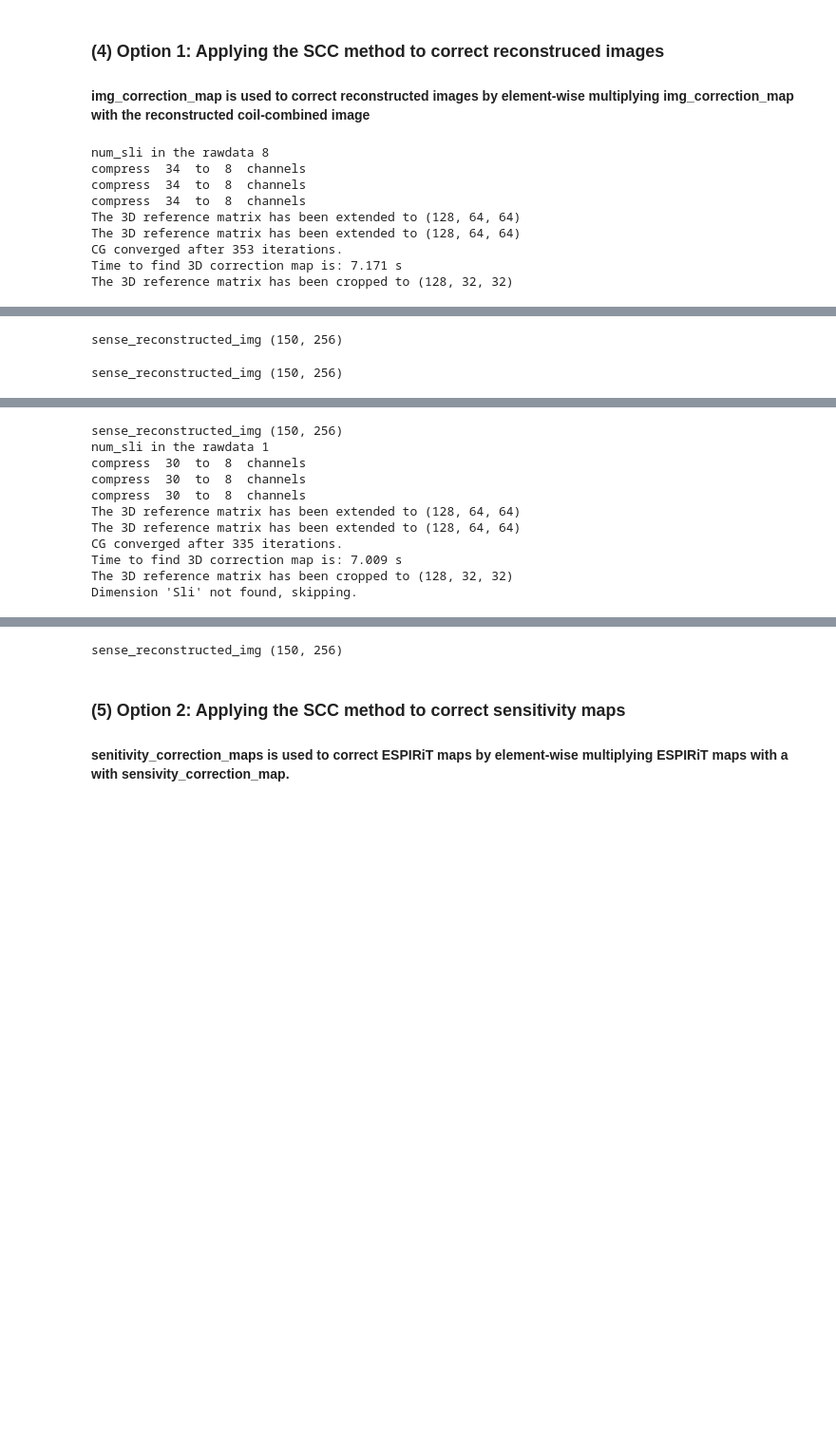
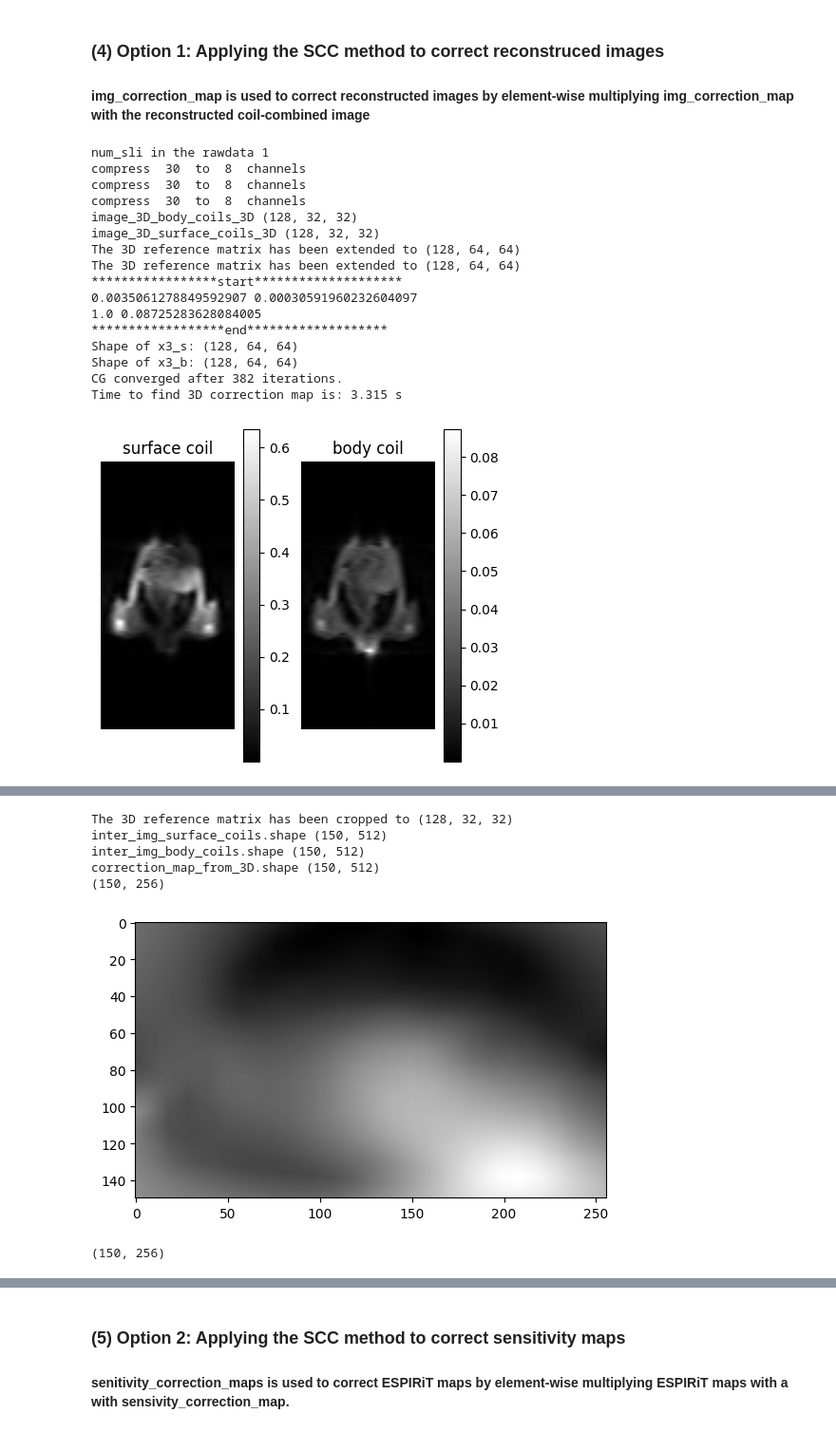
Before and after one commit to OSU-MR/SCC, a Jupyter notebook: brightness_correction_demo.ipynb, the cells around one changed output, grey strips where cells are left out. Shown at 95% size. Cells and saved outputs as stored; diff of their text form; code cells hidden in the pictures; blank space fills up the shorter version.

```diff
--- a/brightness_correction_demo.ipynb
+++ b/brightness_correction_demo.ipynb
@@ -95,19 +95,25 @@ path_input, path_output,  = target_path_generator(base_dir, input_folder, output
 # %%
 from helper_functions.preprocess import ifftnd, rms_comb,remove_RO_oversamling, compress_data_with_pca
 # %%
-auto_rotation = 'LGE' # 'Dicom' or 'LGE'
+auto_rotation = 'Dicom' # 'Dicom' or 'LGE'
 apply_correction_to_sensitivity_maps = False # True or False
 channel_keep = 8 # number of channels to keep after coil compression if you don't want to do coil compression then set this to None
 lamb = 5e-2      # regularization parameter for generating the correction maps, the larger the value the smoother the maps
+oversampling_phase_factor = 1 # Set this to 1 if you don't want to do oversampling phase correction other wise set it to 3. Other values larger than 3 may or may not work
 
 for i, data_path_filename in enumerate(path_input):
 
     twix, image_3D_body_coils, image_3D_surface_coils, data, dim_info_data, data_ref, dim_info_ref, num_sli = rawdata_reader(data_path_filename)
 
     #coil compression with PCA, you can use the u parameter to preform the same coil compression on extra data
-    data, data_ref, image_3D_surface_coils, u = compress_data_with_pca(data = data, channel_keep = channel_keep, axis_CH= dim_info_data.index('Cha'),
-                             extra_data=data_ref, extra_axis_CH=dim_info_ref.index('Cha'),
-                             extra_data2=image_3D_surface_coils, extra_axis_CH2=-1)
+    try:
+        data, data_ref, image_3D_surface_coils, u = compress_data_with_pca(data = data, channel_keep = channel_keep, axis_CH= dim_info_data.index('Cha'),
+                                extra_data=data_ref, extra_axis_CH=dim_info_ref.index('Cha'),
+                                extra_data2=image_3D_surface_coils, extra_axis_CH2=-1)
+    except:
+        #when there is no reference data
+        data, image_3D_surface_coils, u = compress_data_with_pca(data = data, channel_keep = channel_keep, axis_CH= dim_info_data.index('Cha'),
+                            extra_data=image_3D_surface_coils, extra_axis_CH=-1)
 
     #coil compression end
 
@@ -116,47 +122,66 @@ for i, data_path_filename in enumerate(path_input):
                                                                                                                     data, dim_info_data, num_sli ,
                                                                                                                     auto_rotation = auto_rotation,
                                                                                                                     lamb = lamb, tol = 1e-4, maxiter=500,
-                                                                                                                    apply_correction_to_sensitivity_maps = apply_correction_to_sensitivity_maps)
+                                                                                                                    apply_correction_to_sensitivity_maps = apply_correction_to_sensitivity_maps,
+                                                                                                                    oversampling_phase_factor = oversampling_phase_factor)
 
     #define sense recon results
     sense_recon_results = np.zeros((num_sli,data.shape[dim_info_data.index('Lin')],data.shape[dim_info_data.index('Col')]//2),dtype=np.complex64)
 
     #only do recon one image for each different slices (this is for demo purpose)
     data,dim_info_data = data_reduction(data,data_dimensions = dim_info_data, dims_to_keep = ['Sli', 'Lin', 'Cha', 'Col'])
 
     for n in range(num_sli):
         #preprocessing for the sense reconstruction
         ksp,ref_padded = pad_ref(data,data_ref,n,dim_info_ref = dim_info_ref,dim_info_org=dim_info_data)
 
+
         ksp = remove_RO_oversamling(ksp,axis_RO= [item for item in dim_info_data if item != 'Sli'].index('Col') ) # we are indexing the Sli dimension here, so we need to input the position of the Col dimension without the Sli dimension
         ref_padded = remove_RO_oversamling(ref_padded,axis_RO= [item for item in dim_info_ref if item != 'Sli'].index('Col') )
+
+        #rotate the ksp and ref_padded
+        ksp = sense_input_rotation(auto_rotation, img_quats[n], ksp)
+        ref_padded = sense_input_rotation(auto_rotation, img_quats[n], ref_padded)
+
 
         if apply_correction_to_sensitivity_maps:
             #if we want to apply the correction during the sense reconstruction
             sense_reconstructed_img = sense_reconstruction(ksp,ref_padded,sens_correction_map[n,...])
         else:
             sense_reconstructed_img = sense_reconstruction(ksp,ref_padded)
 
-        sense_recon_results[n,...] = sense_reconstructed_img
+        try:
+            sense_recon_results[n,...] = sense_reconstructed_img
+        except:
+            sense_recon_results = np.zeros((num_sli,sense_reconstructed_img.shape[0],sense_reconstructed_img.shape[1]),dtype=np.complex64)
+            sense_recon_results[n,...] = sense_reconstructed_img
         print("sense_reconstructed_img",sense_reconstructed_img.shape)
 
-
-    #we are rotating the images here (pptional, may not apply to other datasets)
+    #sense_recon_results  =  low_resolution_surface_coil_imgs
+    #we are rotating the images here (optional, may not apply to other datasets)
     sense_recon_results, img_correction_map, sens_correction_map = auto_image_rotation(sense_recon_results, img_quats,
                                                                             auto_rotation = auto_rotation,
                                                                             img_correction_map = img_correction_map,
                                                                             sens_correction_map = sens_correction_map,
                                                                             filename = data_path_filename)
 
     #save the results
     save_sense_recon_results(path_output[i],sense_recon_results, img_correction_map, sens_correction_map, img_quats, apply_correction_to_sensitivity_maps)
 # %% [output]
-num_sli in the rawdata 8
-compress  34  to  8  channels
-compress  34  to  8  channels
-compress  34  to  8  channels
+num_sli in the rawdata 1
+compress  30  to  8  channels
+compress  30  to  8  channels
+compress  30  to  8  channels
+image_3D_body_coils_3D (128, 32, 32)
+image_3D_surface_coils_3D (128, 32, 32)
 The 3D reference matrix has been extended to (128, 64, 64)
 The 3D reference matrix has been extended to (128, 64, 64)
-CG converged after 353 iterations.
-Time to find 3D correction map is: 7.171 s
-The 3D reference matrix has been cropped to (128, 32, 32)
+*****************start********************
+0.0035061278849592907 0.00030591960232604097
+1.0 0.08725283628084005
+******************end*******************
+Shape of x3_s: (128, 64, 64)
+Shape of x3_b: (128, 64, 64)
+CG converged after 382 iterations.
+Time to find 3D correction map is: 3.315 s
+[figure, added]
@@ -163,2 +189,7 @@ The 3D reference matrix has been cropped to (128, 32, 32)
-sense_reconstructed_img (150, 256)
+The 3D reference matrix has been cropped to (128, 32, 32)
+inter_img_surface_coils.shape (150, 512)
+inter_img_body_coils.shape (150, 512)
+correction_map_from_3D.shape (150, 512)
+(150, 256)
+[figure, added]
-sense_reconstructed_img (150, 256)
+(150, 256)
@@ -169,12 +204 @@ sense_reconstructed_img (150, 256)
 sense_reconstructed_img (150, 256)
-sense_reconstructed_img (150, 256)
-num_sli in the rawdata 1
-compress  30  to  8  channels
-compress  30  to  8  channels
-compress  30  to  8  channels
-The 3D reference matrix has been extended to (128, 64, 64)
-The 3D reference matrix has been extended to (128, 64, 64)
-CG converged after 335 iterations.
-Time to find 3D correction map is: 7.009 s
-The 3D reference matrix has been cropped to (128, 32, 32)
-Dimension 'Sli' not found, skipping.
@@ -192 +204,0 @@ Dimension 'Sli' not found, skipping.
-sense_reconstructed_img (150, 256)
```
Also changed, not shown: parts of 9 cells of this notebook, 4 other files.
